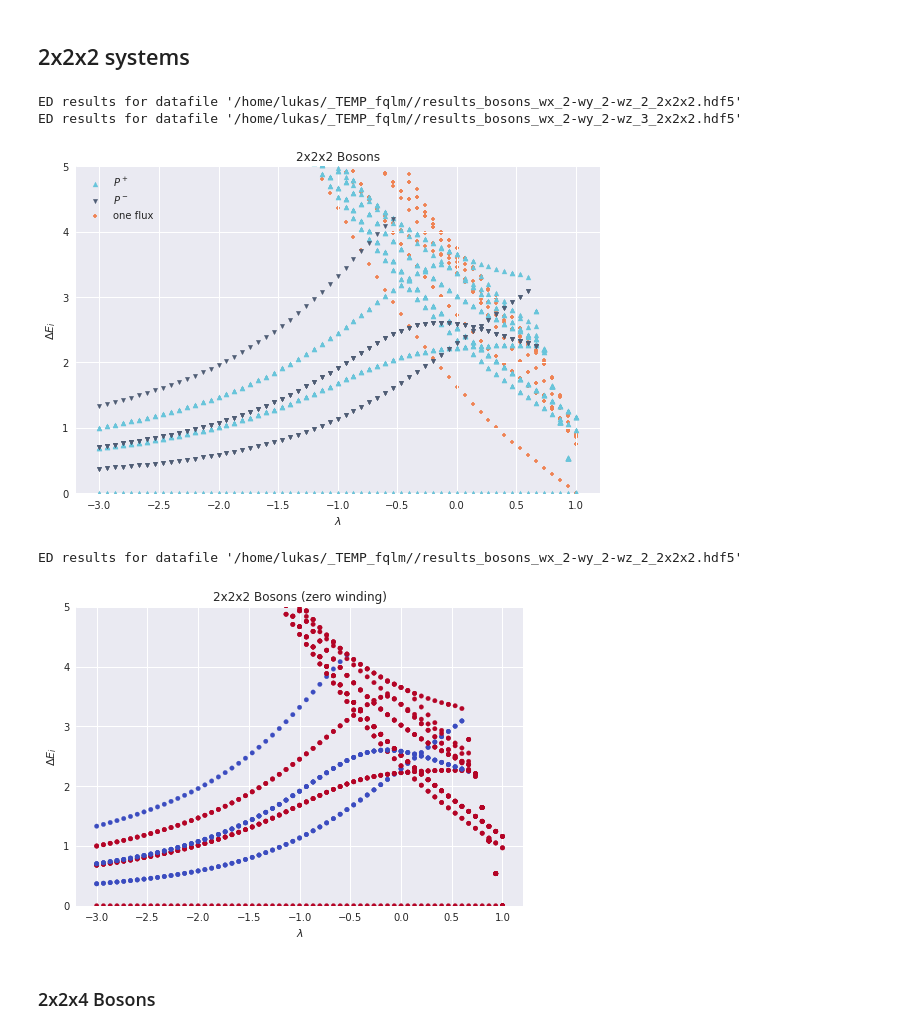
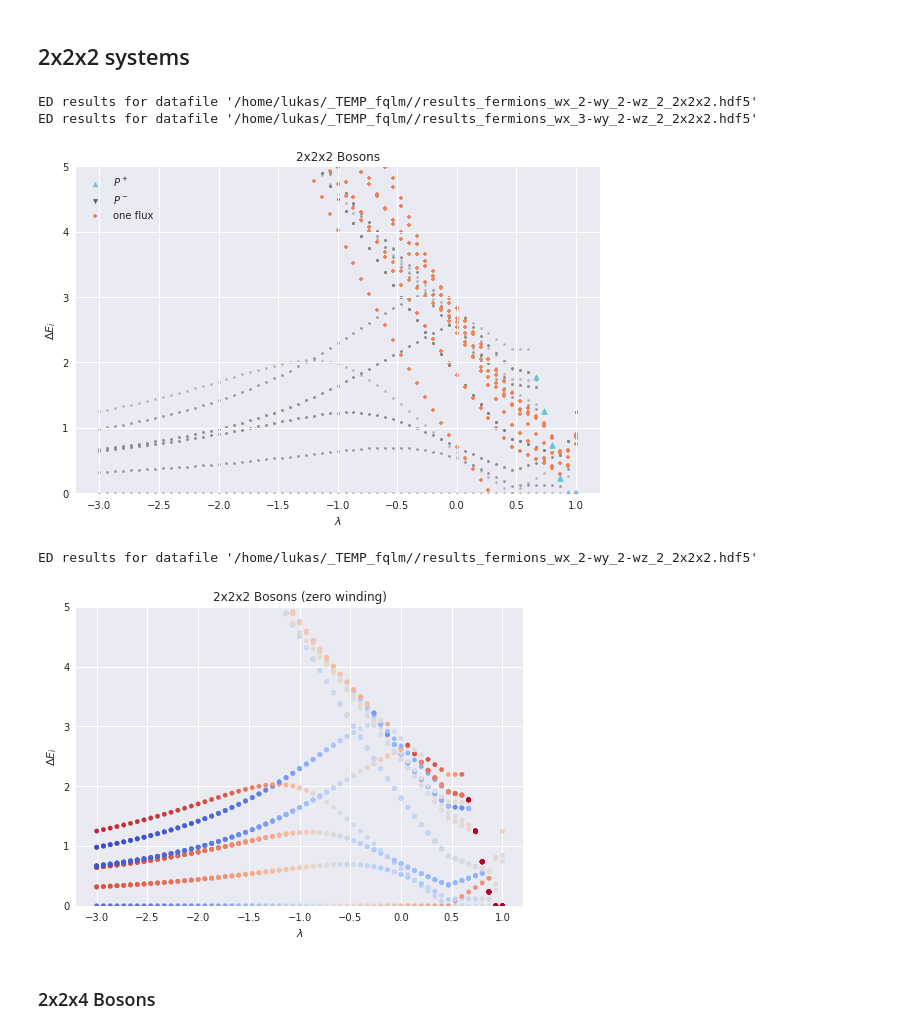
Before and after one commit to cygnus2/FQLMs, a Jupyter notebook: python_op/parity_resolved_spectra.ipynb, the cells around one changed output. Saved outputs shown, nothing was run; the diff lists cells and outputs as text; code cells hidden in the pictures.

```diff
--- a/python_op/parity_resolved_spectra.ipynb
+++ b/python_op/parity_resolved_spectra.ipynb
@@ -33,7 +33,7 @@ def _select_close(cond, df, atol=1e-8):
 # Choose the dataset.
 param = {
     'L' : [2,2,2],
-    'gp' : 'bosons',
+    'gp' : 'fermions',
 #     'ws' : 'wx_2-wy_2-wz_2'
     'ws' : [0,0,0]
 }
@@ -55,7 +55,7 @@ with plt.style.context('seaborn'):
     # All points.
     bx.scatter(sub[dependency], sub[observable], marker='.', color='gray', alpha=0.5, zorder=0, s=20)
 
-    # Highlight some.
+#     Highlight some.
     sets = [
         (
             {'parity': 1, 'unity': 1},
@@ -72,7 +72,7 @@ with plt.style.context('seaborn'):
 
     # ---
     # Other winding sectors.
-    param.update({'ws': [0,0,1]})
+    param.update({'ws': [1,0,0]})
     res_winding = EDResult(param, data_dir)
 
     # Get the gap.
@@ -96,9 +96,9 @@ with plt.style.context('seaborn'):
     fig.tight_layout()
     fig.savefig('parity_2x2x2.png')
 # %% [output]
-ED results for datafile '/home/lukas/_TEMP_fqlm//results_bosons_wx_2-wy_2-wz_2_2x2x2.hdf5'
-ED results for datafile '/home/lukas/_TEMP_fqlm//results_bosons_wx_2-wy_2-wz_3_2x2x2.hdf5'
+ED results for datafile '/home/lukas/_TEMP_fqlm//results_fermions_wx_2-wy_2-wz_2_2x2x2.hdf5'
+ED results for datafile '/home/lukas/_TEMP_fqlm//results_fermions_wx_3-wy_2-wz_2_2x2x2.hdf5'
-[figure, old version]
+[figure, new version]
 # %%
 from matplotlib import cm
 
@@ -106,42 +106,42 @@ from matplotlib import cm
 # Choose the dataset.
 param = {
     'L' : [2,2,2],
-    'gp' : 'bosons',
+    'gp' : 'fermions',
 #     'ws' : 'wx_2-wy_2-wz_2'
     'ws' : [0,0,0]
 }
 res_000 = EDResult(param, data_dir)
 res_000.compute_gap()
 df = res_000.get_eigenvalues()
 
 # Select only the lowest states.
 n_states = 25
 sub = df[df['N']<n_states]
 
 
 dependency = 'lambda'
 observable = 'delta_e'
 with plt.style.context('seaborn'):
     fig, bx = plt.subplots()
 #     fig.set_size_inches(12, 6)
 
     # All points.
     bx.scatter(
         sub[dependency], sub[observable], c=sub["parity"].values.real, cmap=cm.coolwarm,
         marker='o', s=20
     )
 
     # ---
 
     bx.set_xlabel('$\\lambda$')
     bx.set_ylabel('$\\Delta E_i$')
     bx.set_ylim(0, 5)
 
 #     bx.legend(loc='upper left')
     bx.set_title('2x2x2 Bosons (zero winding)')
 # %% [output]
-ED results for datafile '/home/lukas/_TEMP_fqlm//results_bosons_wx_2-wy_2-wz_2_2x2x2.hdf5'
+ED results for datafile '/home/lukas/_TEMP_fqlm//results_fermions_wx_2-wy_2-wz_2_2x2x2.hdf5'
-[figure, old version]
+[figure, new version]
 # %% [markdown]
 ### 2x2x4 Bosons
 # %%
```
Also changed, not shown: 5 other files.
